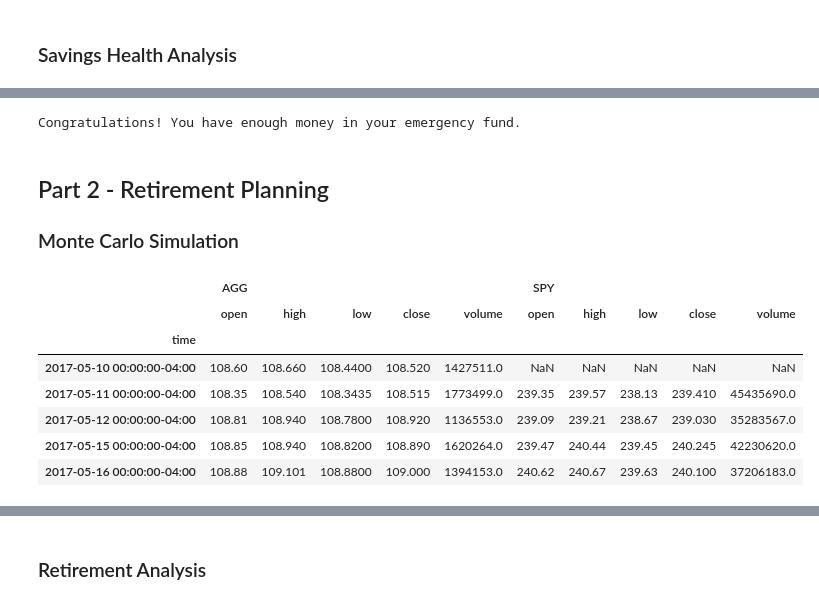
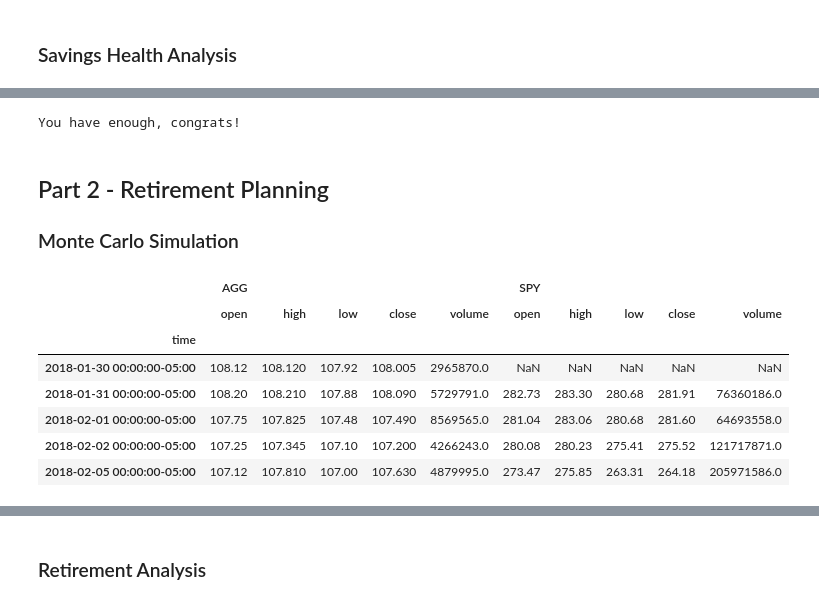
Before and after one commit to ITJedi/Unit-5---Financial-Planning, a Jupyter notebook: financial-planner.ipynb, the cells around one changed output, grey strips where cells are left out. Drawn from its saved outputs; the diff is of its cells as text; code cells hidden in the pictures.

```diff
--- a/financial-planner.ipynb
+++ b/financial-planner.ipynb
@@ -65,9 +65,14 @@ my_spy = 50
 # %%
 # Set Alpaca API key and secret
 # YOUR CODE HERE!
-
+alpaca_api_key = os.getenv("ALPACA_API_KEY")
+alpaca_secret_key = os.getenv("ALPACA_SECRET_KEY")
 # Create the Alpaca API object
 # YOUR CODE HERE!
+alpaca = tradeapi.REST(
+    alpaca_api_key,
+    alpaca_secret_key,
+    api_version="v2")
 # %%
 # Format current date as ISO format
 # YOUR CODE HERE!
@@ -143,11 +167,19 @@ emergency_fund = monthly_income * 3
 
 # Calculate total amount of savings
 # YOUR CODE HERE!
+total_savings = df_savings.loc["crypto", "amount"] +  + df_savings.loc["shares", "amount"]
 
 # Validate saving health
 # YOUR CODE HERE!
+if emergency_fund < total_savings:
+    print("You have enough, congrats!")
+elif emergency_fund == total_savings:
+    print("Awesome work on reaching this goal!")
+elif emergency_fund > total_savings:
+    money_needed = emergency_fund - total_savings
+    print(f"You need {money_needed} to reach this goal.")
 # %% [output]
-Congratulations! You have enough money in your emergency fund.
+You have enough, congrats!
 # %% [markdown]
 ## Part 2 - Retirement Planning
 
@@ -155,21 +187,37 @@ Congratulations! You have enough money in your emergency fund.
 # %%
 # Set start and end dates of five years back from today.
 # Sample results may vary from the solution based on the time frame chosen
-start_date = pd.Timestamp('2016-05-01', tz='America/New_York').isoformat()
-end_date = pd.Timestamp('2021-05-01', tz='America/New_York').isoformat()
+start_date = pd.Timestamp('2017-01-19', tz='America/New_York').isoformat()
+end_date = pd.Timestamp('2022-01-19', tz='America/New_York').isoformat()
 # %%
 # Get 5 years' worth of historical data for SPY and AGG
 # (use a limit=1000 parameter to call the most recent 1000 days of data)
 # YOUR CODE HERE!
+# Set the tickers
+tickers = ["AGG", "SPY"]
+
+# Set timeframe to '1D' for Alpaca API
+timeframe = "1D"
+
+# Get current closing prices for SPY and AGG
+# (use a limit=1000 parameter to call the most recent 1000 days of data)
+# YOUR CODE HERE!
+df_stock_data = alpaca.get_barset(
+    tickers,
+    timeframe,
+    start = start_date,
+    end = end_date,
+    limit = 1000
+).df
 
 # Display sample data
 df_stock_data.head()
 # %% [output]
 |  | AGG |  |  |  |  | SPY |  |  |  |  |
 |  | open | high | low | close | volume | open | high | low | close | volume |
 | time |  |  |  |  |  |  |  |  |  |  |
-| 2017-05-10 00:00:00-04:00 | 108.60 | 108.660 | 108.4400 | 108.520 | 1427511.0 | NaN | NaN | NaN | NaN | NaN |
-| 2017-05-11 00:00:00-04:00 | 108.35 | 108.540 | 108.3435 | 108.515 | 1773499.0 | 239.35 | 239.57 | 238.13 | 239.410 | 45435690.0 |
-| 2017-05-12 00:00:00-04:00 | 108.81 | 108.940 | 108.7800 | 108.920 | 1136553.0 | 239.09 | 239.21 | 238.67 | 239.030 | 35283567.0 |
-| 2017-05-15 00:00:00-04:00 | 108.85 | 108.940 | 108.8200 | 108.890 | 1620264.0 | 239.47 | 240.44 | 239.45 | 240.245 | 42230620.0 |
-| 2017-05-16 00:00:00-04:00 | 108.88 | 109.101 | 108.8800 | 109.000 | 1394153.0 | 240.62 | 240.67 | 239.63 | 240.100 | 37206183.0 |
+| 2018-01-30 00:00:00-05:00 | 108.12 | 108.120 | 107.92 | 108.005 | 2965870.0 | NaN | NaN | NaN | NaN | NaN |
+| 2018-01-31 00:00:00-05:00 | 108.20 | 108.210 | 107.88 | 108.090 | 5729791.0 | 282.73 | 283.30 | 280.68 | 281.91 | 76360186.0 |
+| 2018-02-01 00:00:00-05:00 | 107.75 | 107.825 | 107.48 | 107.490 | 8569565.0 | 281.04 | 283.06 | 280.68 | 281.60 | 64693558.0 |
+| 2018-02-02 00:00:00-05:00 | 107.25 | 107.345 | 107.10 | 107.200 | 4266243.0 | 280.08 | 280.23 | 275.41 | 275.52 | 121717871.0 |
+| 2018-02-05 00:00:00-05:00 | 107.12 | 107.810 | 107.00 | 107.630 | 4879995.0 | 273.47 | 275.85 | 263.31 | 264.18 | 205971586.0 |
```
Also changed, not shown: parts of 15 cells of this notebook, 3 other files.
